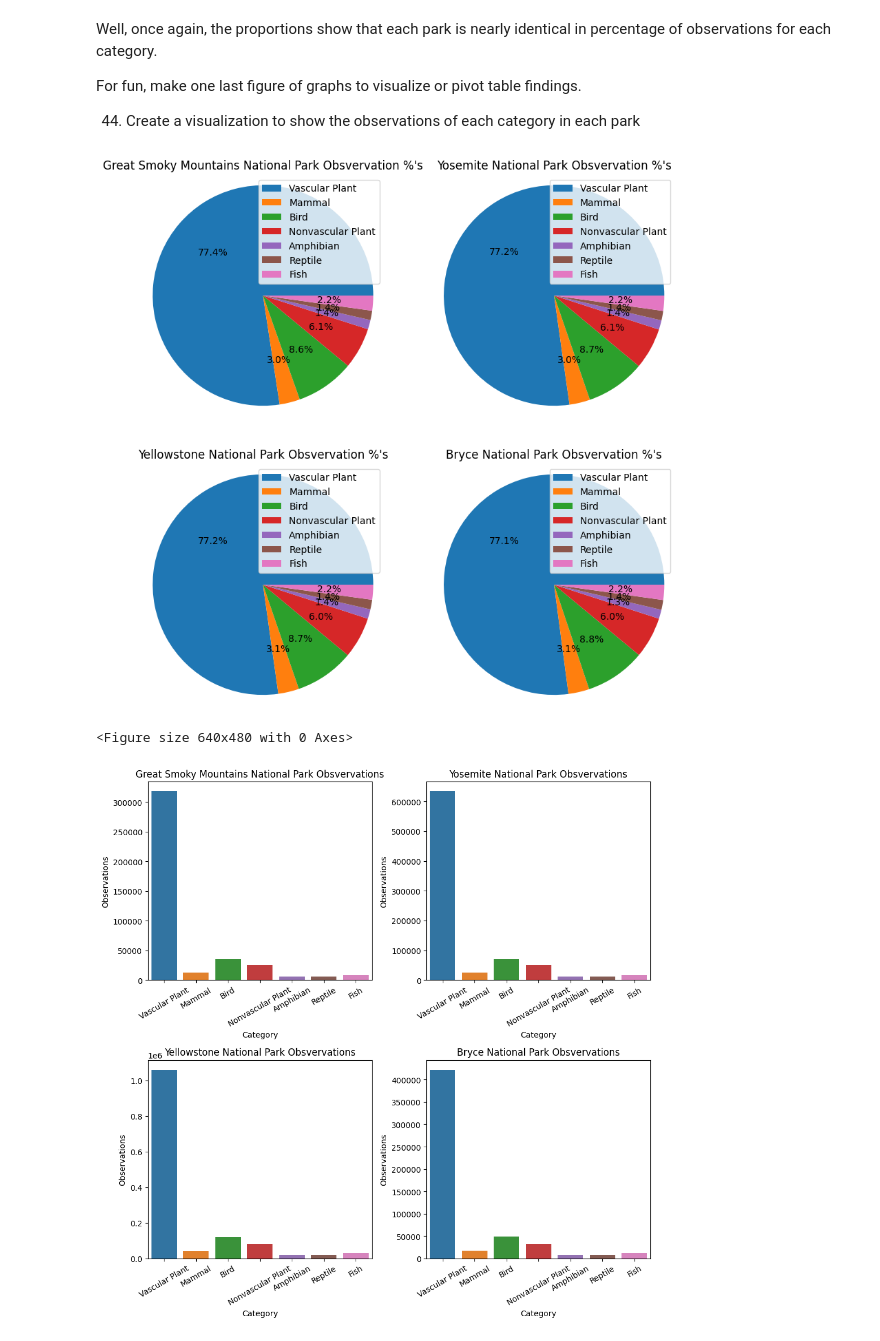
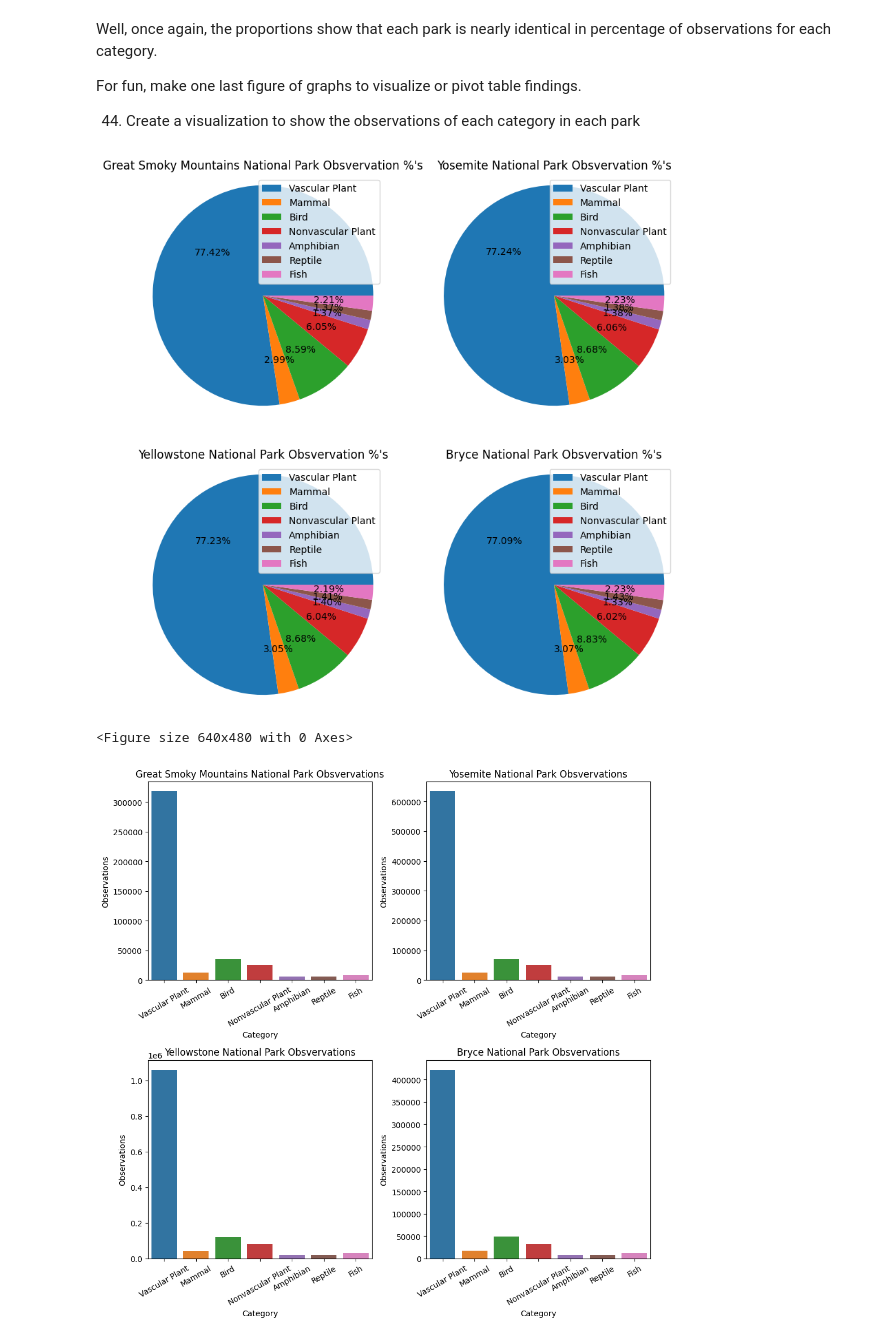
Before and after one commit to bsandma1/Biodiversity_Analysis, a Jupyter notebook: Biodiversity_Analysis.ipynb, the cells around one changed output. Saved outputs shown, nothing was run; the diff lists cells and outputs as text; code cells hidden in the pictures.

```diff
--- a/Biodiversity_Analysis.ipynb
+++ b/Biodiversity_Analysis.ipynb
@@ -1010,3 +1063,11 @@ Total Vascular Plant Species: 4262.0
 | Nonvascular Plant | 0.0% | 0.0% | 98.5% | 1.5% | 0.0% |
 | Reptile | 0.0% | 0.0% | 93.59% | 6.41% | 0.0% |
 | Vascular Plant | 0.02% | 0.0% | 98.92% | 1.01% | 0.05% |
+# %%
+# 39 (Cont.)
+
+# Remove the '%' off of each value in the pivot table and convert values to floats for graphing
+
+for cat in parks_species_cat_pivot_props.index:
+
+    parks_species_cat_pivot_props.loc[cat] = parks_species_cat_pivot_props.loc[cat].apply(lambda x: float(x.strip('%')))
@@ -1086,0 +1250,8 @@ Total Vascular Plant Species: 46.0
+# %%
+# 40 (Cont.)
+
+# Remove the '%' off of each value in the pivot table and convert values to floats for graphing
+
+for cat in pk_sp_cat_nar_excluded_pivot_props.index:
+
+    pk_sp_cat_nar_excluded_pivot_props.loc[cat] = pk_sp_cat_nar_excluded_pivot_props.loc[cat].apply(lambda x: float(x.strip('%')))
@@ -1086,0 +1283,22 @@ Total Vascular Plant Species: 46.0
+# %%
+# 40 (Cont.)
+
+# Plotting the proportions of individual categories conservation statuses
+
+plt.figure(figsize=(10, 10))
+
+for i in range(len(pk_sp_cat_nar_excluded_pivot_props.index)):
+  data = pk_sp_cat_nar_excluded_pivot_props.iloc[i].reset_index()
+
+  plt.subplot(3, 3, i + 1)
+  sns.barplot(x=data[data.columns[0]], y=data[data.columns[1]])
+  plt.title(f'{pk_sp_cat_nar_excluded_pivot_props.index[i]}')
+  plt.xlabel('Conservation Status')
+  plt.ylabel('Percent of Species')
+  ax = plt.subplot(3, 3, i + 1)
+  ax.set_xticks(range(len(data.conservation_status)))
+  ax.set_xticklabels(data.conservation_status, rotation=30)
+  plt.tight_layout()
+
+plt.show()
+plt.clf()
@@ -1177,25 +1396,25 @@ For fun, make one last figure of graphs to visualize or pivot table findings.
 # %%
 # 44
 
 plt.figure(figsize=(10, 10))
 
 for i in range(len(parks_species.park_name.unique())):
 
   cats_parks_df = parks_species[parks_species.park_name == parks_species.park_name.unique()[i]]
   cats_parks_df = cats_parks_df[['category', 'observations']]
   cats_parks_df = cats_parks_df.groupby('category', sort=False).observations.sum()
   labels = cats_parks_df.index
 
   plt.subplot(2, 2, i + 1)
-  plt.pie(cats_parks_df, autopct='%0.1f%%')
+  plt.pie(cats_parks_df, autopct='%0.2f%%')
   plt.axis('equal')
   plt.title(f'{parks_species.park_name.unique()[i]} Obsvervation %\'s')
   plt.legend(labels, loc='upper right')
 
 plt.show()
 plt.clf()
 # %% [output]
-[figure, old version]
+[figure, new version]
 <Figure size 640x480 with 0 Axes>
 # %%
 # 44 (Cont.)
```
Also changed, not shown: parts of 18 cells of this notebook.
